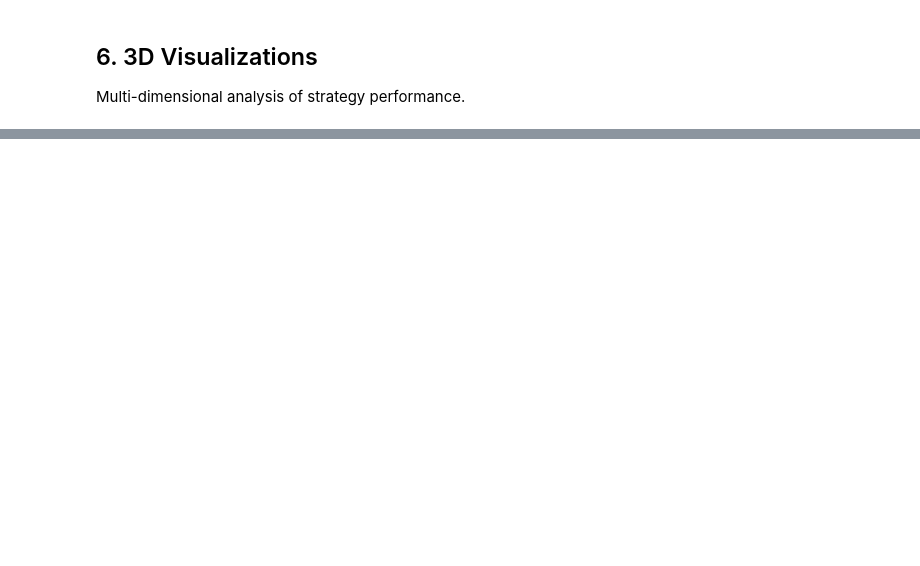
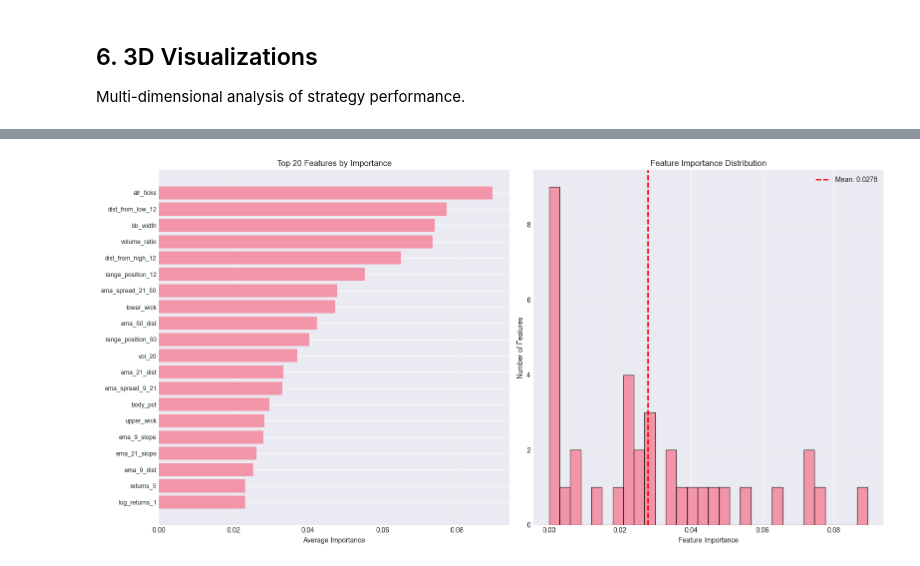
Before and after one commit to eshaangan/algos-3-topstep, a Jupyter notebook: analysis/explore.ipynb, the cells around one changed output, grey strips where cells are left out. Drawn from its saved outputs; the diff is of its cells as text; code cells hidden in the pictures; blank space fills up the shorter version.

```diff
--- a/analysis/explore.ipynb
+++ b/analysis/explore.ipynb
@@ -1011,0 +1291,77 @@ Largest loss: $-179.75
+# %%
+# Feature Importance Analysis
+# High variance in feature importance can indicate overfitting
+
+if 'results' in locals() and 'long_model' in results:
+    print("\n" + "="*60)
+    print("FEATURE IMPORTANCE ANALYSIS")
+    print("="*60)
+
+    long_model = results['long_model']
+    short_model = results['short_model']
+    feature_cols = results['feature_cols']
+
+    # Get feature importances
+    long_importances = long_model.feature_importances_
+    short_importances = short_model.feature_importances_
+
+    # Create DataFrame for easier analysis
+    importance_df = pd.DataFrame({
+        'feature': feature_cols,
+        'long_importance': long_importances,
+        'short_importance': short_importances,
+    })
+    importance_df['avg_importance'] = (importance_df['long_importance'] + importance_df['short_importance']) / 2
+    importance_df = importance_df.sort_values('avg_importance', ascending=False)
+
+    # Plot top features
+    fig, axes = plt.subplots(1, 2, figsize=(16, 8))
+
+    # Top 20 features
+    top_n = 20
+    top_features = importance_df.head(top_n)
+
+    axes[0].barh(range(len(top_features)), top_features['avg_importance'], alpha=0.7)
+    axes[0].set_yticks(range(len(top_features)))
+    axes[0].set_yticklabels(top_features['feature'], fontsize=9)
+    axes[0].set_xlabel('Average Importance')
+    axes[0].set_title(f'Top {top_n} Features by Importance')
+    axes[0].invert_yaxis()
+    axes[0].grid(True, alpha=0.3, axis='x')
+
+    # Feature importance distribution
+    axes[1].hist(importance_df['avg_importance'], bins=30, edgecolor='black', alpha=0.7)
+    axes[1].set_xlabel('Feature Importance')
+    axes[1].set_ylabel('Number of Features')
+    axes[1].set_title('Feature Importance Distribution')
+    axes[1].axvline(x=importance_df['avg_importance'].mean(), color='red',
+                    linestyle='--', linewidth=2, label=f'Mean: {importance_df["avg_importance"].mean():.4f}')
+    axes[1].legend()
+    axes[1].grid(True, alpha=0.3, axis='y')
+
+    plt.tight_layout()
+    plt.show()
+
+    # Check for overfitting indicators in feature importance
+    print("\nFeature Importance Analysis:")
+    print(f"   Total features: {len(feature_cols)}")
+    print(f"   Mean importance: {importance_df['avg_importance'].mean():.4f}")
+    print(f"   Std dev: {importance_df['avg_importance'].std():.4f}")
+    print(f"   Top 10 features account for: {importance_df.head(10)['avg_importance'].sum()*100:.1f}% of importance")
+
+    # Check for many low-importance features (potential overfitting)
+    low_importance = (importance_df['avg_importance'] < 0.01).sum()
+    if low_importance > len(feature_cols) * 0.5:
+        print(f"\n   ⚠️  {low_importance} features have <1% importance")
+        print("      Consider feature selection to reduce noise")
+
+    # Check for very high importance on few features (potential overfitting)
+    top_5_pct = importance_df.head(5)['avg_importance'].sum()
+    if top_5_pct > 0.7:
+        print(f"\n   ⚠️  Top 5 features account for {top_5_pct*100:.1f}% of importance")
+        print("      Model may be over-relying on few features")
+
+    print("\n   Top 10 Most Important Features:")
+    for idx, row in importance_df.head(10).iterrows():
+        print(f"      {row['feature']:30s}: {row['avg_importance']:.4f}")
+# %% [output]
@@ -1011,0 +1371 @@ Largest loss: $-179.75
+[figure, added]
```
Also changed, not shown: parts of 17 cells of this notebook, 55 other files.
